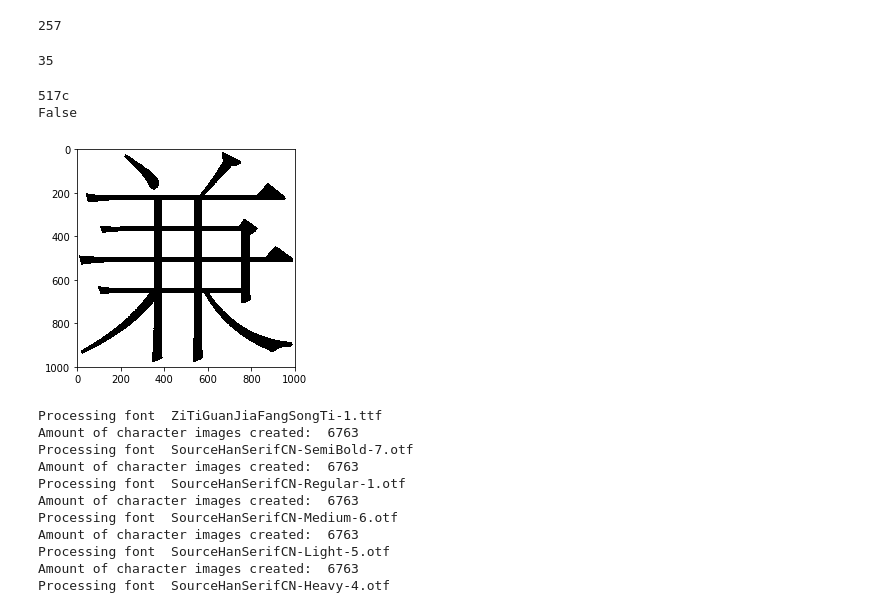
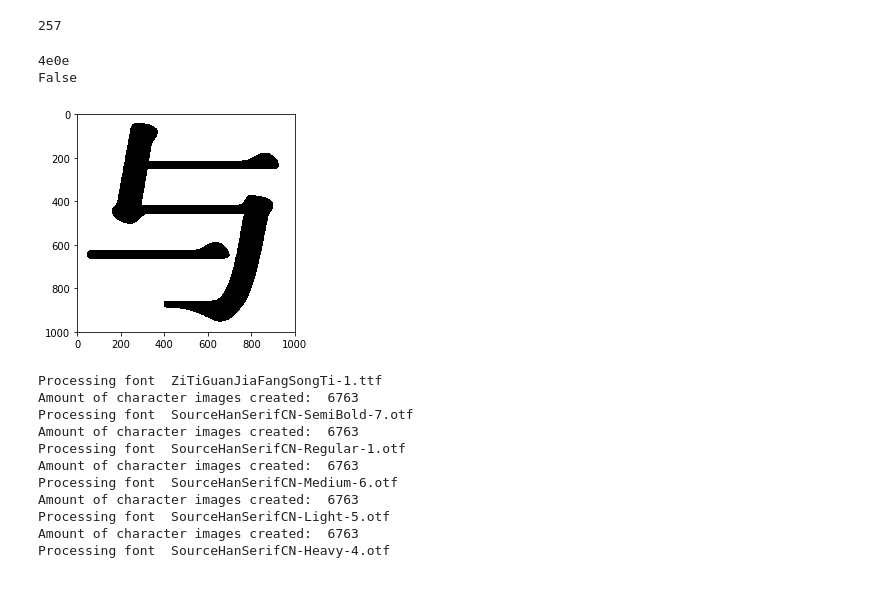
Before and after one commit to mschoema/Type-Design-Project, a Jupyter notebook: inputFiles/GB2312.ipynb, the cells around one changed output. Drawn from its saved outputs; the diff is of its cells as text; code cells hidden in the pictures.

```diff
--- a/inputFiles/GB2312.ipynb
+++ b/inputFiles/GB2312.ipynb
@@ -386,9 +386,10 @@ from PIL import Image, ImageFont, ImageDraw, ImageChops
 # 图片大小，像素
 size = 1000
 # 字体文件名称
-fonts_dir = "Songti-for-training"
-fonts = os.listdir(fonts_dir)
-print(len(fonts))
+# fonts_dir = "Songti-for-training"
+# fonts = os.listdir(fonts_dir)
+# print(len(fonts))
+font = "Soft-Song-Regular.otf"
 
 todo_font_list = []
 x_offset_list = []
@@ -398,34 +399,32 @@ def getFontImage(text,size,font,x_offset,y_offset):
     im=Image.new("RGB",(size,size),(255,255,255))
     dr=ImageDraw.Draw(im)
 
-    font=ImageFont.truetype(os.path.join("./",fonts_dir,font),size)
+    font=ImageFont.truetype(os.path.join("./",font),size)
     dr.text((x_offset,y_offset),text,font=font,fill="#000000")
     im = im.convert('1')
     return im
-# %% [output]
-35
 # %%
-character = '兼'
+character = '与'
 
 font_no = 0
 x_offset = 0
-y_offset = -20
+y_offset = -200
 
-font = fonts[font_no]
+# font = fonts[font_no]
 unicode = takeUnicode(character)[2:]
 print(unicode)
 im = getFontImage(character,size,font,x_offset,y_offset)
 
 def isEmpty(im):
     return not ImageChops.invert(im).getbbox()
 
 print(isEmpty(im))
 
 # 单独预览一个字
 plt.imshow(getFontImage(character,size,font,x_offset,y_offset))
 plt.axis('on') # 关掉坐标轴为 off
 plt.show()
 # %% [output]
-517c
+4e0e
 False
-[figure, old version]
+[figure, new version]
```
Also changed, not shown: parts of 1 cell of this notebook, 43 other files.
